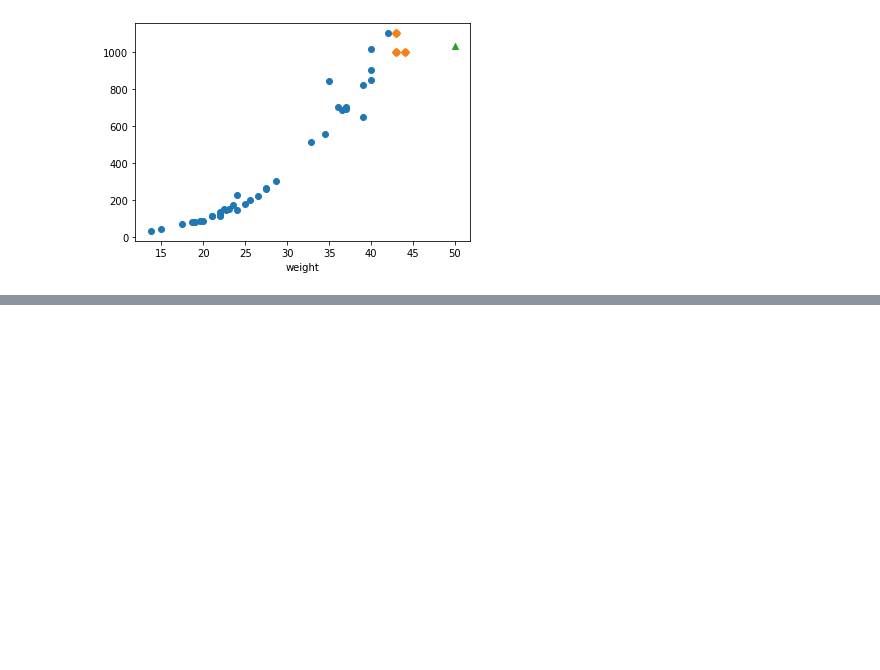
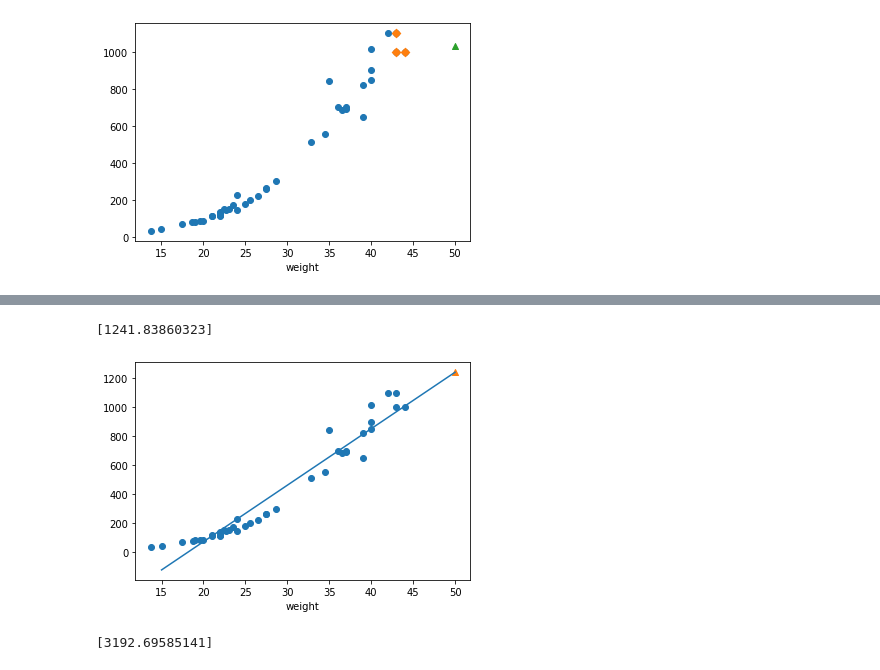
Before and after one commit to wodnjse/machine-learning, a Jupyter notebook: K-Nearest-Neighbor/machine_learning_3_2.ipynb, the cells around one changed output, grey strips where cells are left out. Drawn from its saved outputs; the diff is of its cells as text; code cells hidden in the pictures; blank space fills up the shorter version.

```diff
--- a/K-Nearest-Neighbor/machine_learning_3_2.ipynb
+++ b/K-Nearest-Neighbor/machine_learning_3_2.ipynb
@@ -51,0 +80,34 @@ plt.show()
+# %%
+from sklearn.linear_model import LinearRegression
+lr = LinearRegression()
+
+# 모델 훈련
+lr.fit(train_input, train_target)
+# 50cm 농어 예측
+print(lr.predict([[50]]))
+# %% [output]
+[1241.83860323]
+# %%
+# 훈련 세트의 산점도를 구합니다.
+plt.scatter(train_input, train_target)
+
+# 15에서 100까지 1차 방정식 그래프를 그립니다
+plt .plot([15, 50], [15*lr.coef_+lr.intercept_, 50*lr.coef_+lr.intercept_])
+
+# 50cm 농어 데이터
+plt.scatter(50, 1241.8, marker='^')
+plt.xlabel('length')
+plt.xlabel('weight')
+plt.show()
+# %% [output]
+[figure, added]
+# %%
+from sklearn.linear_model import LinearRegression
+lr = LinearRegression()
+
+# 모델 훈련
+lr.fit(train_input, train_target)
+# 100cm 농어 예측
+print(lr.predict([[100]]))
+# %% [output]
+[3192.69585141]
```
Also changed, not shown: parts of 6 cells of this notebook.
